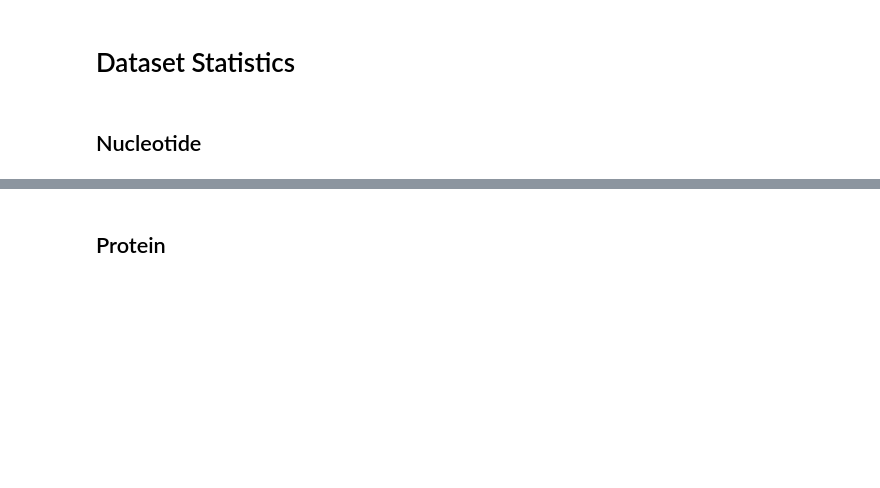
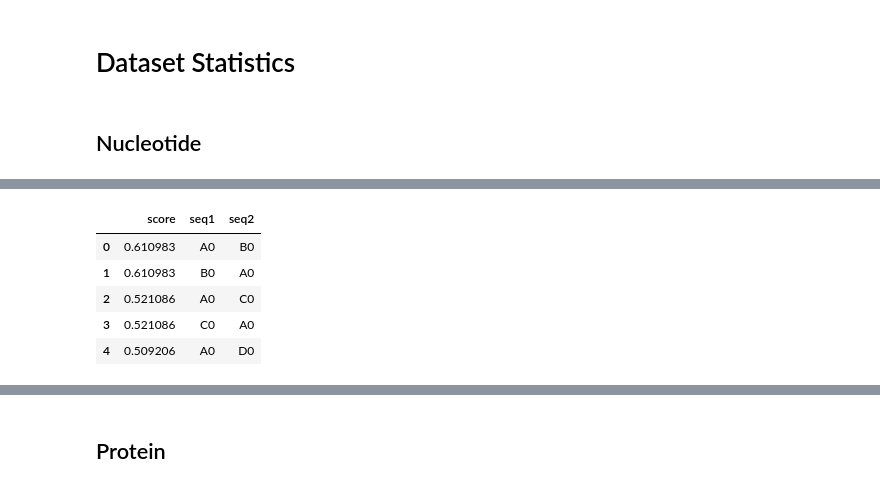
Before and after one commit to TreeTechDev/biomodelml, a Jupyter notebook: notebooks/results/Dataset Statistics.ipynb, the cells around one changed output, grey strips where cells are left out. Drawn from its saved outputs; the diff is of its cells as text; code cells hidden in the pictures; blank space fills up the shorter version.

```diff
--- a/notebooks/results/Dataset Statistics.ipynb
+++ b/notebooks/results/Dataset Statistics.ipynb
@@ -98,0 +185,11 @@ pandas.concat(dfs)
+# %%
+df.columns = ["old", "score", "seq1", "seq2"]
+df = df[["score", "seq1", "seq2"]]
+df.head()
+# %% [output]
+|  | score | seq1 | seq2 |
+| 0 | 0.610983 | A0 | B0 |
+| 1 | 0.610983 | B0 | A0 |
+| 2 | 0.521086 | A0 | C0 |
+| 3 | 0.521086 | C0 | A0 |
+| 4 | 0.509206 | A0 | D0 |
```
Also changed, not shown: parts of 11 cells of this notebook.
